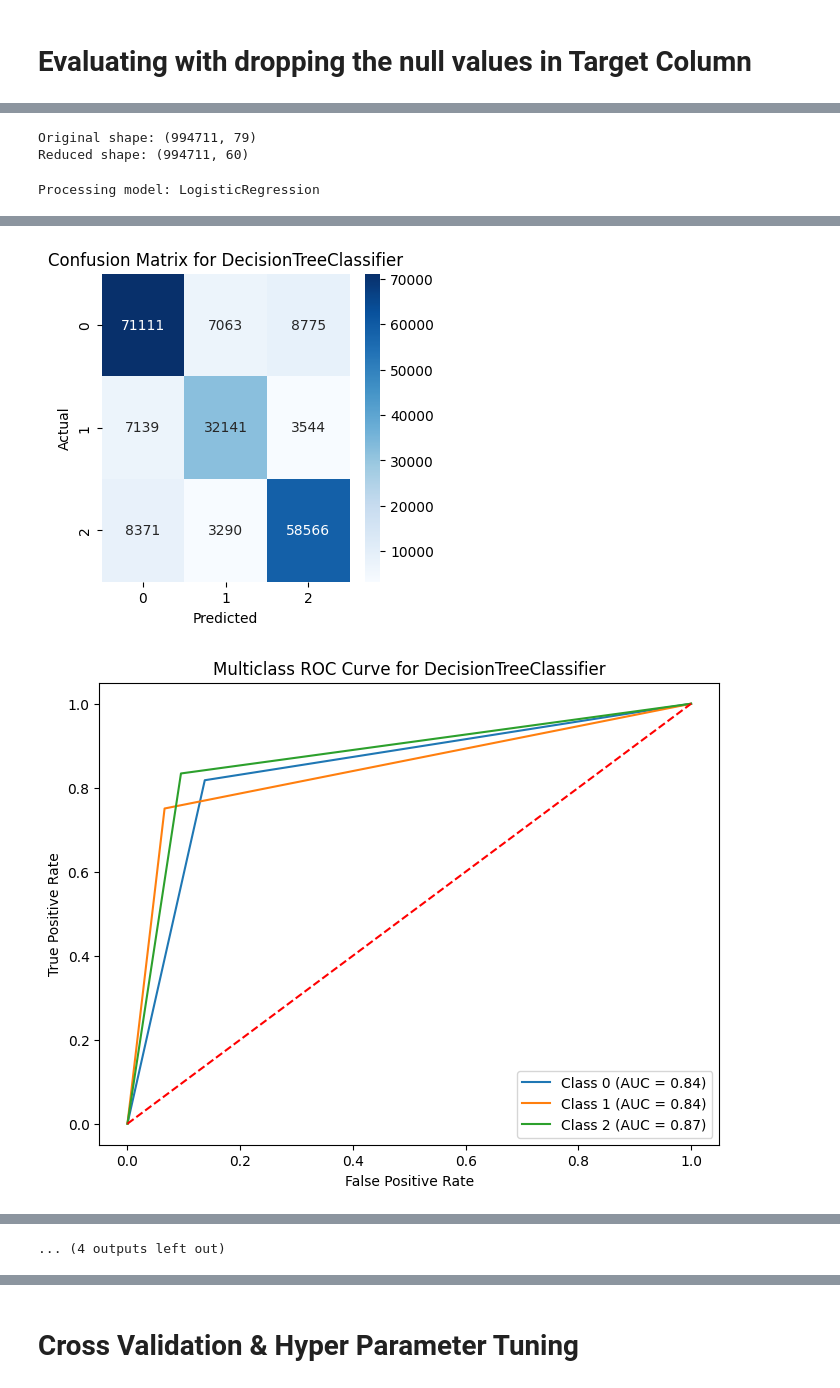
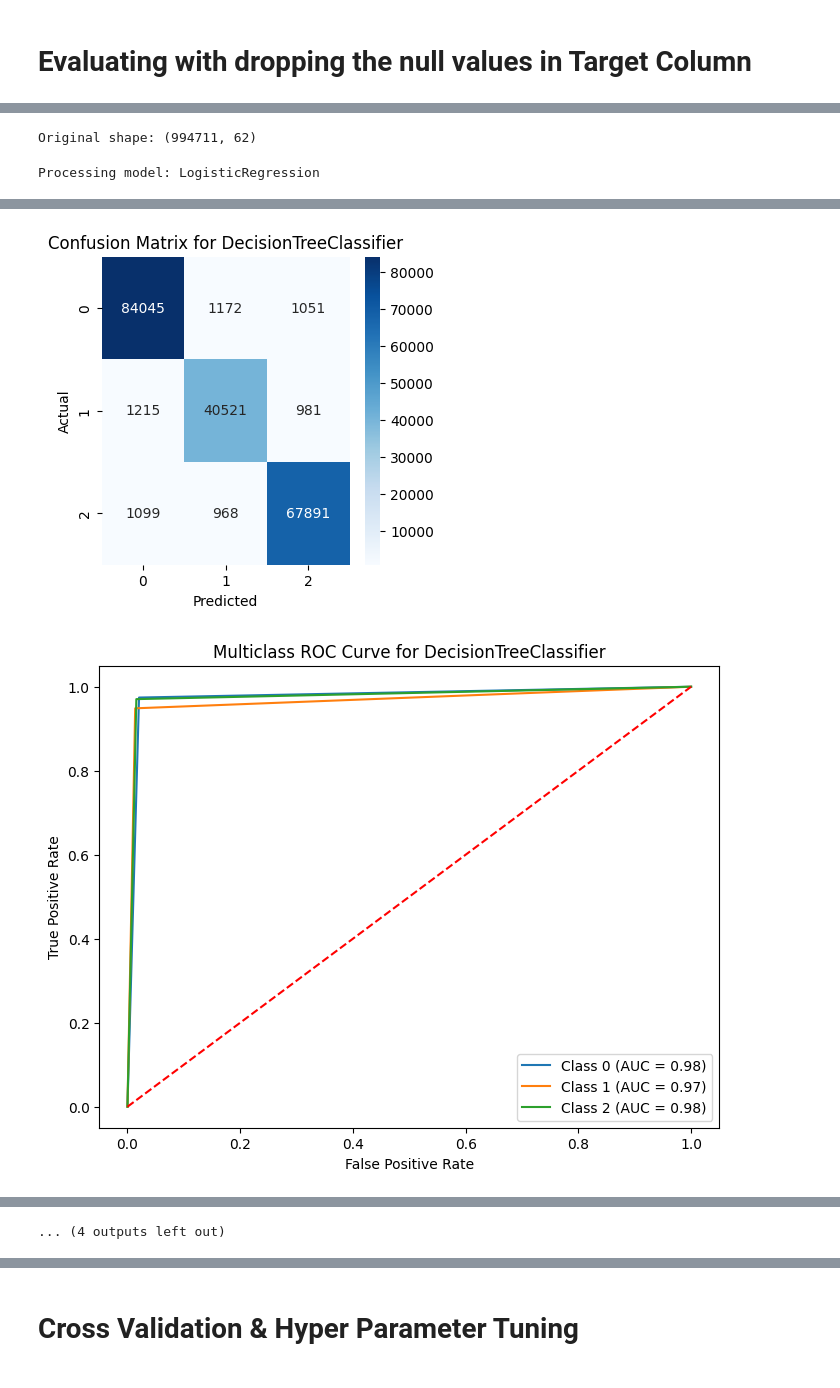
Before and after one commit to Pushparaj95/CS_Incident_Prediction, a Jupyter notebook: Cyber_Security_Incident_Prediction.ipynb, the cells around one changed output, grey strips where cells are left out. Drawn from its saved outputs; the diff is of its cells as text; code cells hidden in the pictures.

```diff
--- a/Cyber_Security_Incident_Prediction.ipynb
+++ b/Cyber_Security_Incident_Prediction.ipynb
@@ -86,5 +93,5 @@ desired_rows = 1000000
 # %%
-df = pd.read_csv("Data_sets/GUIDE_Train.csv", nrows=desired_rows, low_memory = False)
+df = pd.read_csv("../Data_sets/GUIDE_Train.csv", nrows=desired_rows, low_memory = True)
 df.head()
 # %% [output]
 |  | Id | OrgId | IncidentId | AlertId | Timestamp | DetectorId | AlertTitle | Category | MitreTechniques | ... |
@@ -332,7 +398,9 @@ group_cols = ['CountryCode','State', 'City']
 for col in group_cols:
     df = group_categorical_column(df, col)
 
-le = LabelEncoder()
+oe = OneHotEncoder(sparse_output=False)
 for column in group_cols:
-    df[column] = le.fit_transform(df[column])
-df.head()
+    encoded_data = oe.fit_transform(df[[column]])
+    encoded_cols = [f"{column}_{cat}" for cat in oe.categories_[0]]
+    df[encoded_cols] = encoded_data
+    df.drop(columns=[column], inplace=True)
@@ -365,3 +450,21 @@ plt.tight_layout()
 plt.show()
 # %% [output]
 [figure]
+# %%
+groupings = {
+    'Identity': ['User', 'Mailbox', 'SecurityGroup'],
+    'Network': ['Ip', 'Url', 'Nic'],
+    'FileSystem': ['File', 'RegistryValue', 'RegistryKey', 'Blob', 'BlobContainer'],
+    'Cloud': ['CloudLogonRequest', 'CloudLogonSession', 'CloudApplication', 'AzureResource',
+              'AmazonResource', 'GoogleCloudResource', 'OAuthApplication'],
+    'Machine': ['Machine', 'Process', 'IoTDevice', 'Container'],
+    'Email': ['MailMessage', 'MailCluster', 'MailboxConfiguration'],
+    'Malware': ['Malware'],
+    'Other': ['GenericEntity', 'ActiveDirectoryDomain']
+}
+
+reverse_map = {cat: group for group, cats in groupings.items() for cat in cats}
+df['EntityType'] = df['EntityType'].map(lambda x: reverse_map.get(x, 'Other'))
+
+df['EntityType'].value_counts()
+df.head()
@@ -490,5 +618,8 @@ Accuracy and f1 score for IncidentGrade imputation is **0.79**
 # %%
-le_cols = ['Id','IncidentId', 'IncidentGrade']
+cols_to_drop = ['Id', 'OrgId', 'IncidentId', 'AlertId', 'Incident_Hour', 'Incident_day_of_week']
+df = df.drop(columns=cols_to_drop)
+
+le_cols = ['IncidentGrade']
 categorical_columns = [column for column in df.columns if df[column].dtype == 'object' and column not in le_cols]
 
 le = LabelEncoder()
@@ -818,16 +911,10 @@ X.shape
 # %%
 scaler = StandardScaler()
 X_scaled = scaler.fit_transform(X)
-n_components = min(60, X_scaled.shape[1])
-
-pca = PCA(n_components=n_components)
-X_pca_reduced = pca.fit_transform(X_scaled)
 
 print(f"Original shape: {X_scaled.shape}")
-print(f"Reduced shape: {X_pca_reduced.shape}")
 # %% [output]
-Original shape: (994711, 79)
-Reduced shape: (994711, 60)
+Original shape: (994711, 62)
 # %%
 # Calculate class weights for a multiclass target
 class_weights = compute_class_weight(
@@ -845,6 +932,6 @@ models = [
     CatBoostClassifier(auto_class_weights='Balanced', random_state=42, loss_function='MultiClass', verbose=0),
 ]
 
-results_df, best_model = best_classification_model(X_pca_reduced, y, models)
+results_df, best_model = best_classification_model(X_scaled, y, models)
 # %% [output]
 Processing model: LogisticRegression
@@ -867,8 +954,8 @@ Test Score: 0.59
 
 
 Processing model: DecisionTreeClassifier
-[figure, old version]
+[figure, new version]
-[figure, old version]
+[figure, new version]
 Classification Report for DecisionTreeClassifier:
 
               precision    recall  f1-score   support
```
Also changed, not shown: parts of 34 cells of this notebook.
